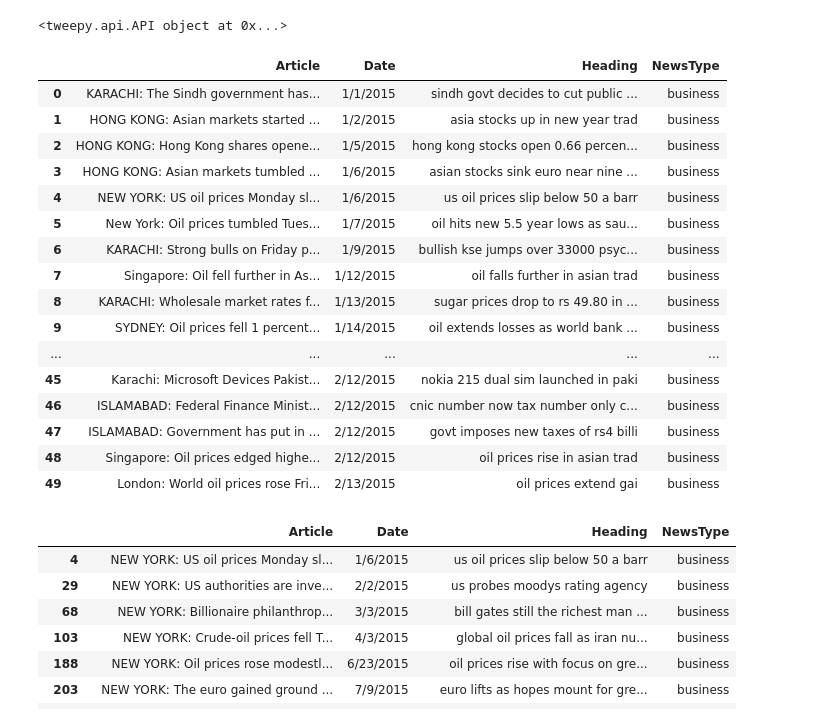
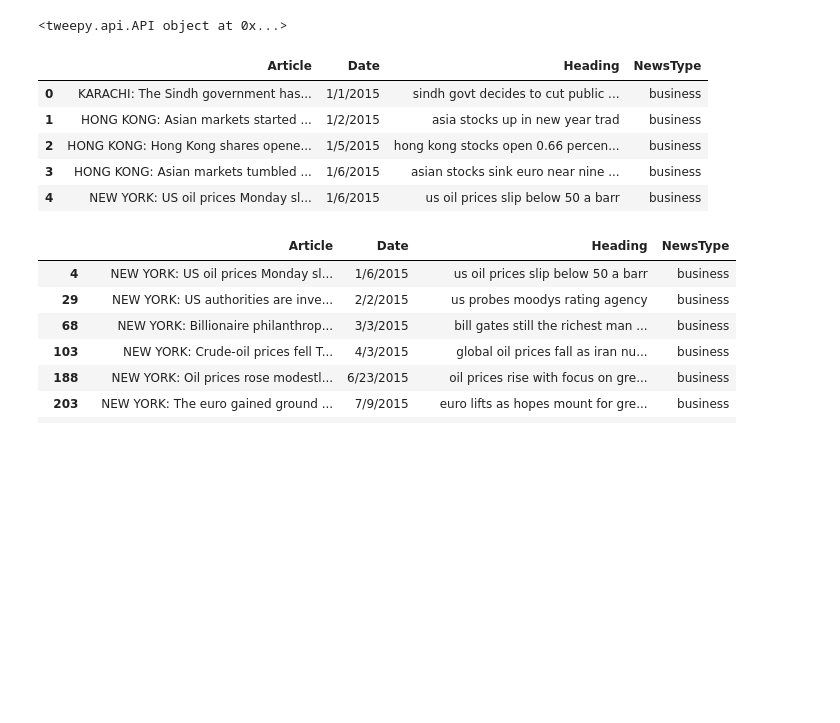
Before and after one commit to ifroman/Team-Buzz-COGS-Project, a Jupyter notebook: Playing-Around.ipynb, the cells around one changed output. Cells and saved outputs as stored; diff of their text form; code cells hidden in the pictures; blank space fills up the shorter version.

```diff
--- a/Playing-Around.ipynb
+++ b/Playing-Around.ipynb
@@ -62,23 +63,12 @@ class StdOutListener(StreamListener):
 # %%
 # Load CSV file with news articles 2015-date
 dat = pd.read_csv("Articles.csv")
-dat.head(50)
+dat.head(5)
 # %% [output]
 |  | Article | Date | Heading | NewsType |
 | 0 | KARACHI: The Sindh government has... | 1/1/2015 | sindh govt decides to cut public ... | business |
 | 1 | HONG KONG: Asian markets started ... | 1/2/2015 | asia stocks up in new year trad | business |
 | 2 | HONG KONG: Hong Kong shares opene... | 1/5/2015 | hong kong stocks open 0.66 percen... | business |
 | 3 | HONG KONG: Asian markets tumbled ... | 1/6/2015 | asian stocks sink euro near nine ... | business |
 | 4 | NEW YORK: US oil prices Monday sl... | 1/6/2015 | us oil prices slip below 50 a barr | business |
-| 5 | New York: Oil prices tumbled Tues... | 1/7/2015 | oil hits new 5.5 year lows as sau... | business |
-| 6 | KARACHI: Strong bulls on Friday p... | 1/9/2015 | bullish kse jumps over 33000 psyc... | business |
-| 7 | Singapore: Oil fell further in As... | 1/12/2015 | oil falls further in asian trad | business |
-| 8 | KARACHI: Wholesale market rates f... | 1/13/2015 | sugar prices drop to rs 49.80 in ... | business |
-| 9 | SYDNEY: Oil prices fell 1 percent... | 1/14/2015 | oil extends losses as world bank ... | business |
-| ... | ... | ... | ... | ... |
-| 45 | Karachi: Microsoft Devices Pakist... | 2/12/2015 | nokia 215 dual sim launched in paki | business |
-| 46 | ISLAMABAD: Federal Finance Minist... | 2/12/2015 | cnic number now tax number only c... | business |
-| 47 | ISLAMABAD: Government has put in ... | 2/12/2015 | govt imposes new taxes of rs4 billi | business |
-| 48 | Singapore: Oil prices edged highe... | 2/12/2015 | oil prices rise in asian trad | business |
-| 49 | London: World oil prices rose Fri... | 2/13/2015 | oil prices extend gai | business |
 # %%
```
Also changed, not shown: parts of 9 cells of this notebook, 5 other files.
